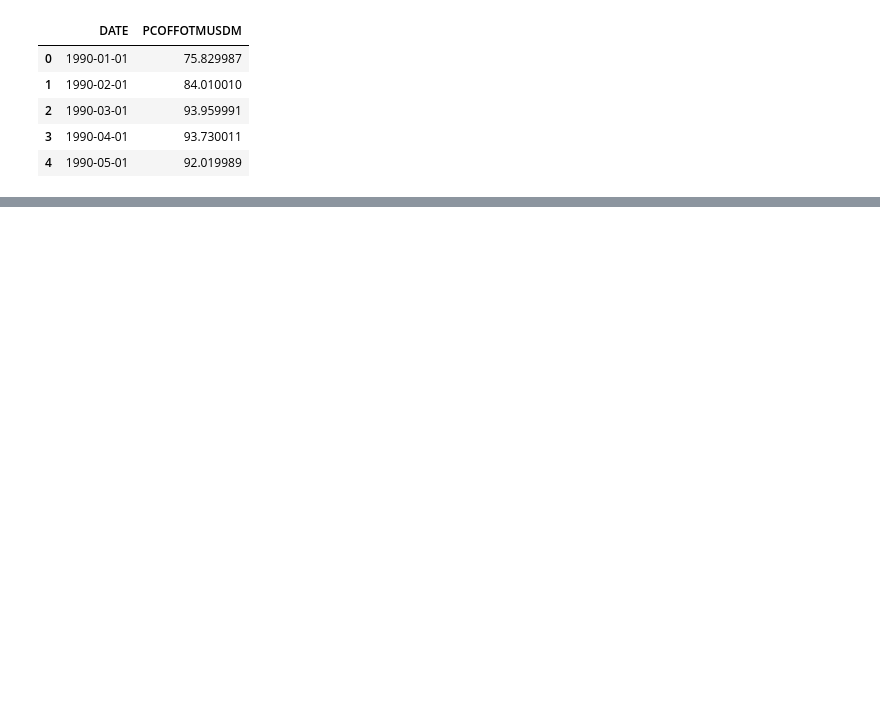
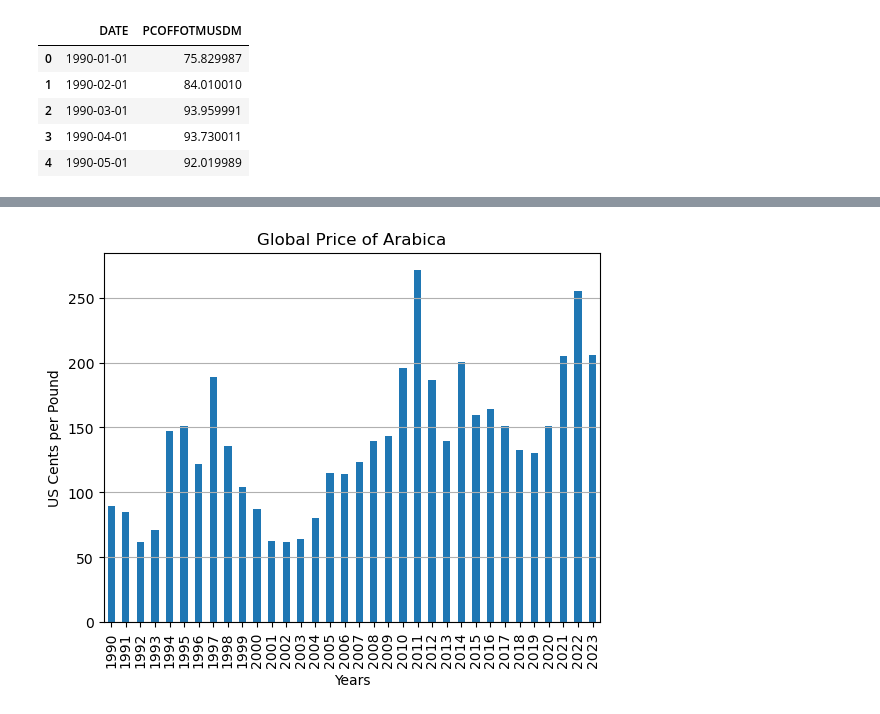
Before and after one commit to AAlbers341/project1_coffee_analysis, a Jupyter notebook: EDA/coffee_prices.ipynb, the cells around one changed output, grey strips where cells are left out. Cells and saved outputs as stored; diff of their text form; code cells hidden in the pictures; blank space fills up the shorter version.

```diff
--- a/EDA/coffee_prices.ipynb
+++ b/EDA/coffee_prices.ipynb
@@ -54,3 +53,13 @@ coffee_prices
 | 31 | 2021 | 204.69 |
 | 32 | 2022 | 255.47 |
 | 33 | 2023 | 205.56 |
+# %%
+coffee_prices.plot.bar(x="Years", y="Global Price of Arabica (US cents per lb)",legend=None)
+x_axis=np.arange(1990,2024,1)
+y_axis=np.arange(0,300,25)
+plt.grid(axis='y')
+plt.title("Global Price of Arabica")
+plt.ylabel("US Cents per Pound")
+plt.show()
+# %% [output]
+[figure, added]
```
Also changed, not shown: parts of 4 cells of this notebook, 2 other files.
